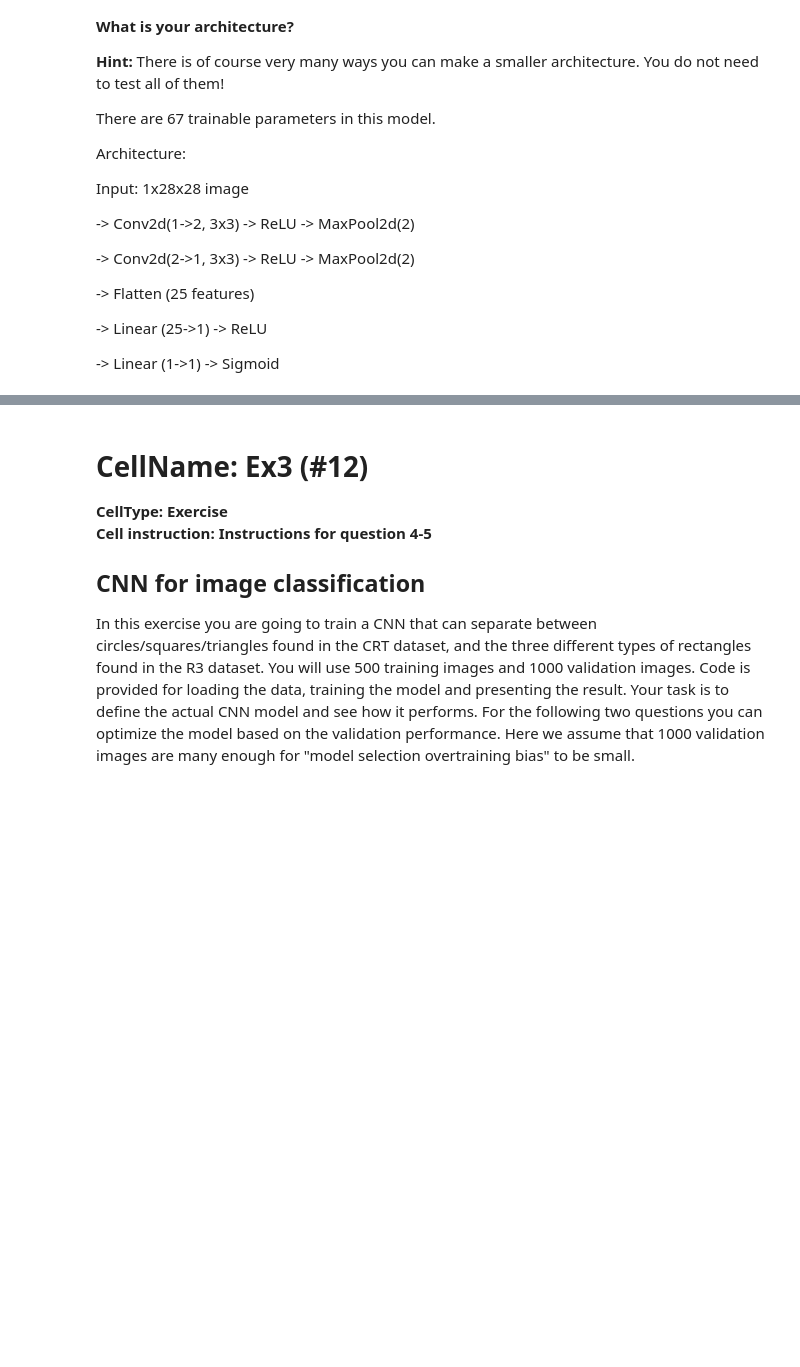
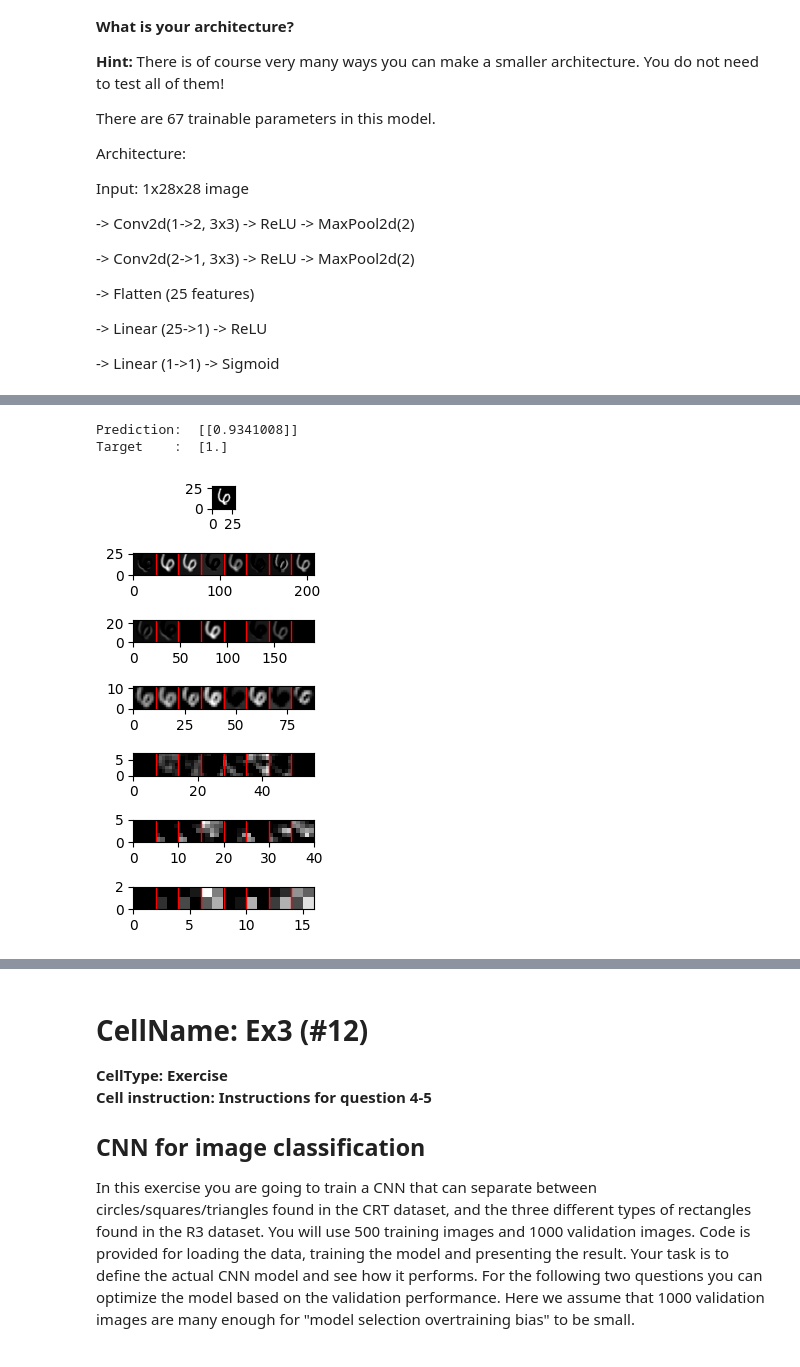
Before and after one commit to myngoc-trg/BERN04_ANN_DeepLearning, a Jupyter notebook: Lab_3/lab3.ipynb, the cells around one changed output, grey strips where cells are left out. Drawn from its saved outputs; the diff is of its cells as text; code cells hidden in the pictures; blank space fills up the shorter version.

```diff
--- a/Lab_3/lab3.ipynb
+++ b/Lab_3/lab3.ipynb
@@ -1160,3 +1286,16 @@ Hint! If you repeat the training you most likely get a new network and other fil
+# %%
+# The index of the input image to show
+idx = 4
+
+# The names of the layers to visualize
+layers_vis = ["act1", "act2","mp1","act5","act6","mp2"]
+
+# Call the visualization method, giving the model and the validation data to display
+layerVisualization(model_ex2, layers_vis, x_val, d_val, idx)
+# %% [output]
+Prediction:  [[0.9341008]]
+Target    :  [1.]
+[figure, added]
 # %%
 # The index of the input image to show
 idx = 5
```
Also changed, not shown: parts of 4 cells of this notebook.
